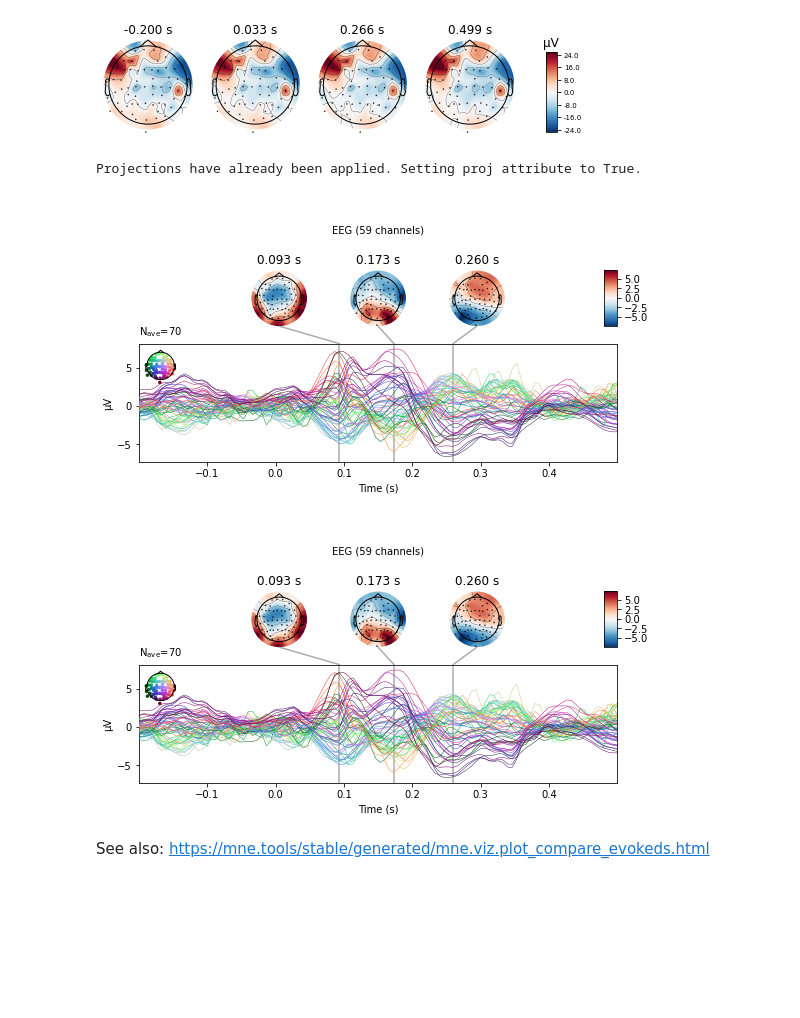
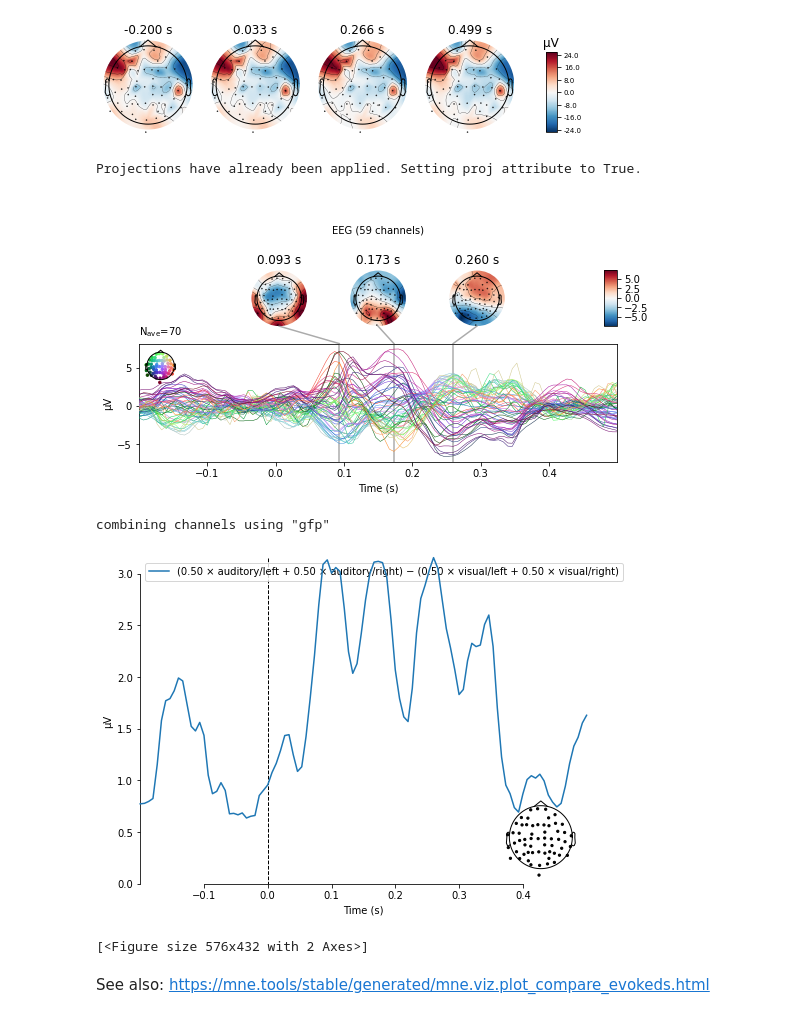
Before and after one commit to Louisenyholm/ACN_2021, a Jupyter notebook: week_3/week_3_template.ipynb, the cells around one changed output. Cells and saved outputs as stored; diff of their text form; code cells hidden in the pictures; blank space fills up the shorter version.

Commit message:
added difference wave viz compare plot to preprocessing

```diff
--- a/week_3/week_3_template.ipynb
+++ b/week_3/week_3_template.ipynb
@@ -374,17 +374,23 @@ Projections have already been applied. Setting proj attribute to True.
 # %%
 #To visually comparing different evoked objects it is a good idea to calculate
 # a _difference  wave_, i.e. one condition minus the other condition. In MNE-python
 # mne.combine_evokeds can do that.
 
 
 # Change to your evokeds
 
 difference_wave = mne.combine_evoked([aud_evoked, vis_evoked], weights=[1, -1])
 difference_wave.plot_joint()
+
+# The one-line graph of the difference wave
+mne.viz.plot_compare_evokeds(evokeds=difference_wave,
+                             legend='upper left', show_sensors='upper right')
 # %% [output]
 Projections have already been applied. Setting proj attribute to True.
 [figure]
+combining channels using "gfp"
-[figure, old version]
+[figure, new version]
+[<Figure size 576x432 with 2 Axes>]
 # %% [markdown]
 See also:
 https://mne.tools/stable/generated/mne.viz.plot_compare_evokeds.html
```
